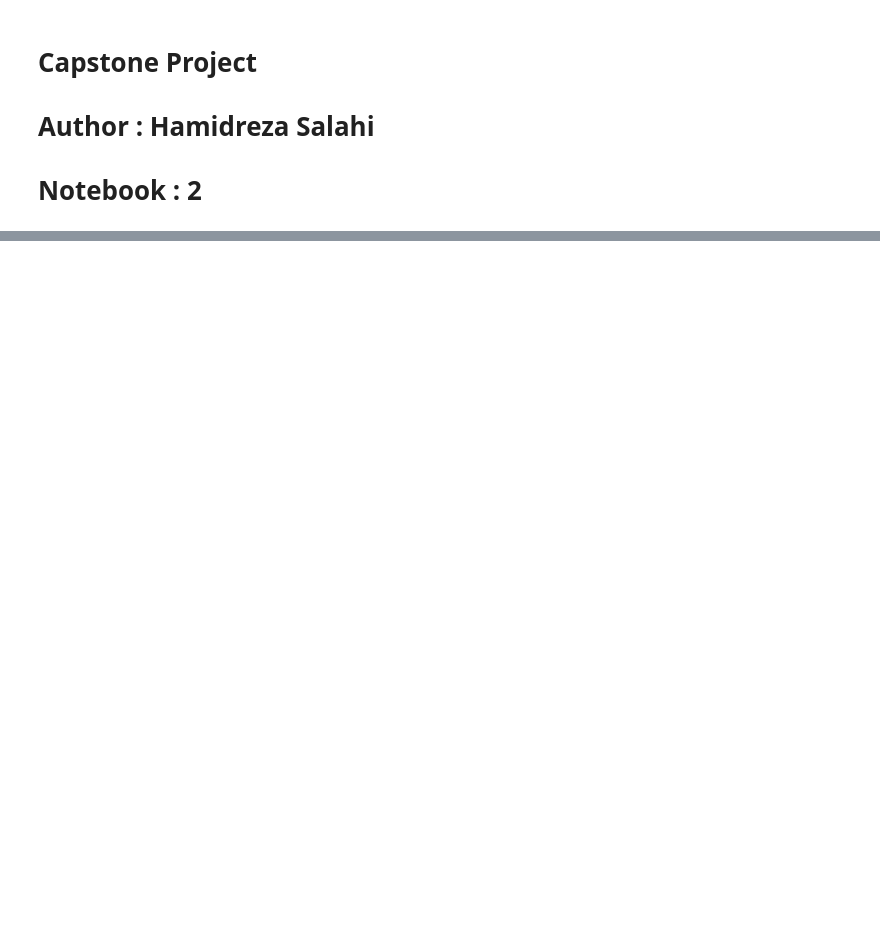
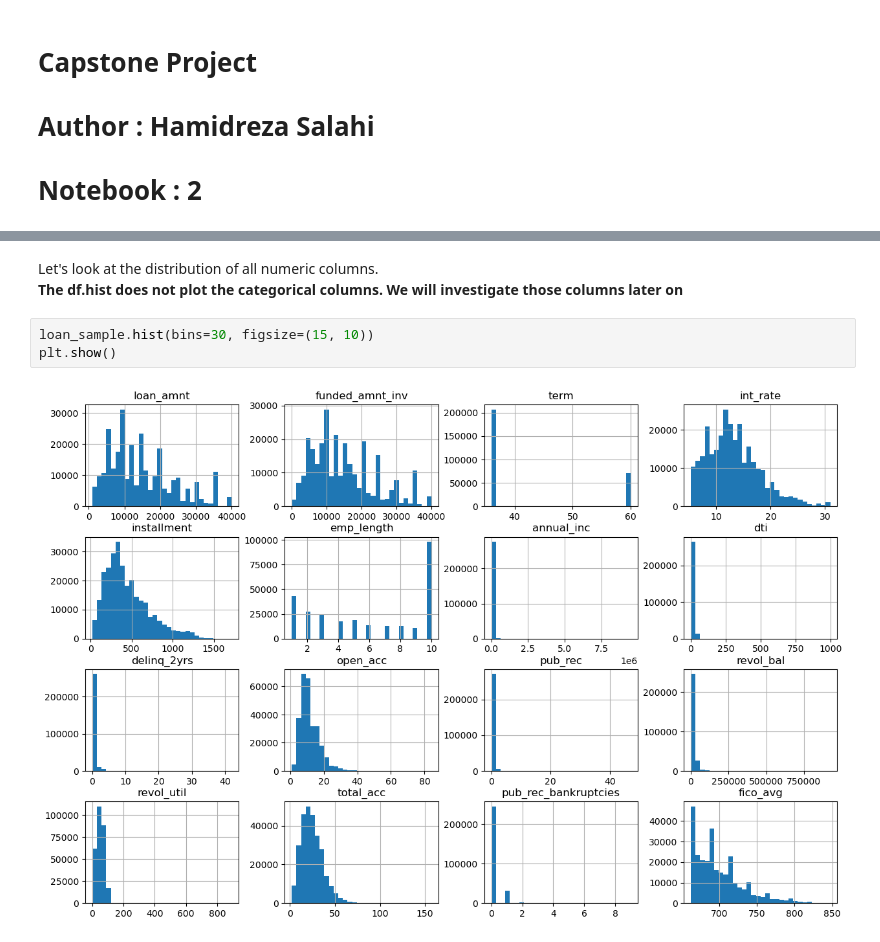
Before and after one commit to hsalahi23/Loan-application-predictor, a Jupyter notebook: Notebook2.ipynb, the cells around one changed output, grey strips where cells are left out. Saved outputs shown, nothing was run; the diff lists cells and outputs as text; blank space fills up the shorter version.

```diff
--- a/Notebook2.ipynb
+++ b/Notebook2.ipynb
@@ -168,0 +30,8 @@ loan_sample.columns
+# %% [markdown]
+Let's look at the distribution of all numeric columns. <br>
+**The df.hist does not plot the categorical columns. We will investigate those columns later on**
+# %%
+loan_sample.hist(bins=30, figsize=(15, 10))
+plt.show()
+# %% [output]
+[figure, added]
```
Also changed, not shown: parts of 62 cells of this notebook, 1 other file.
